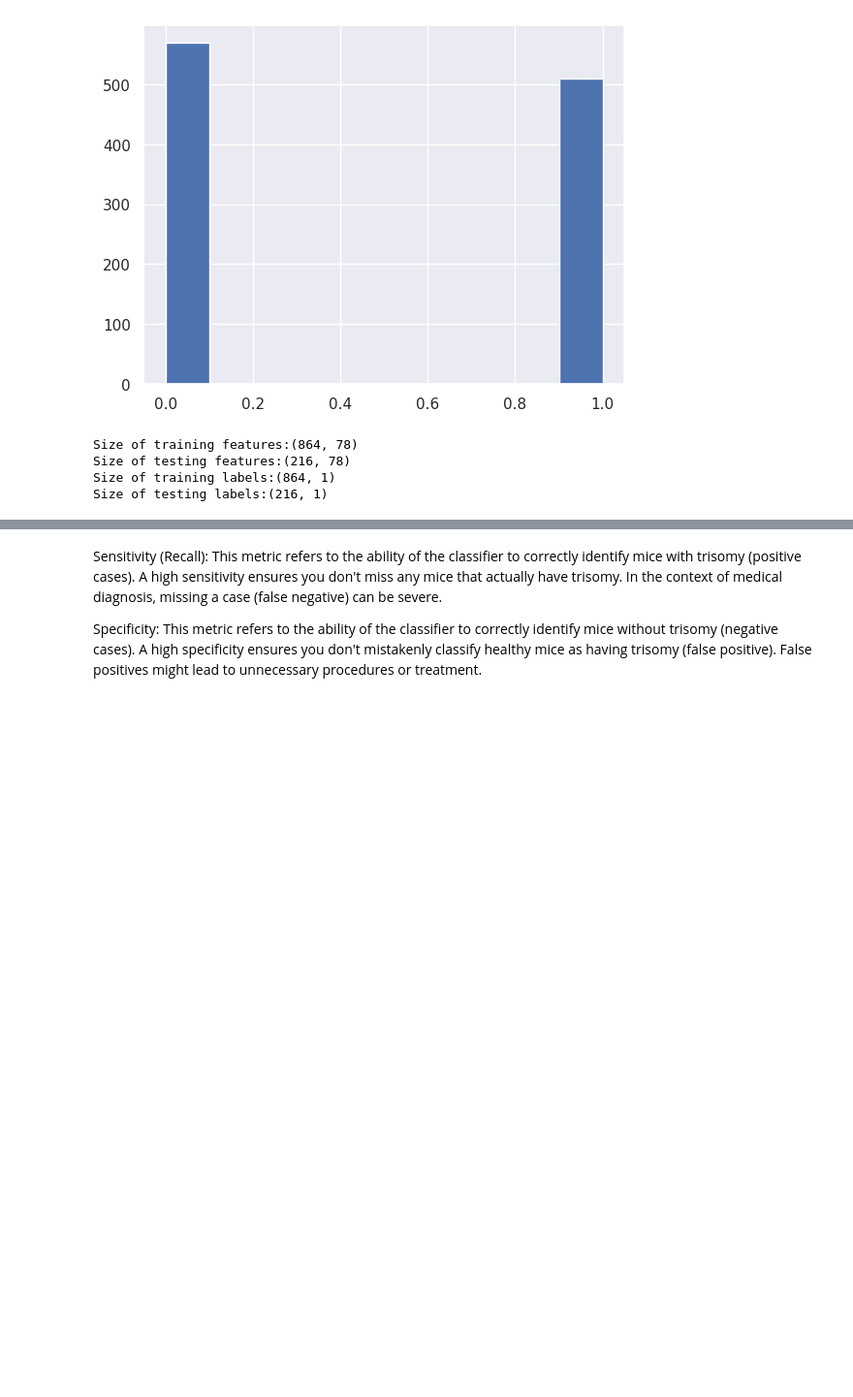
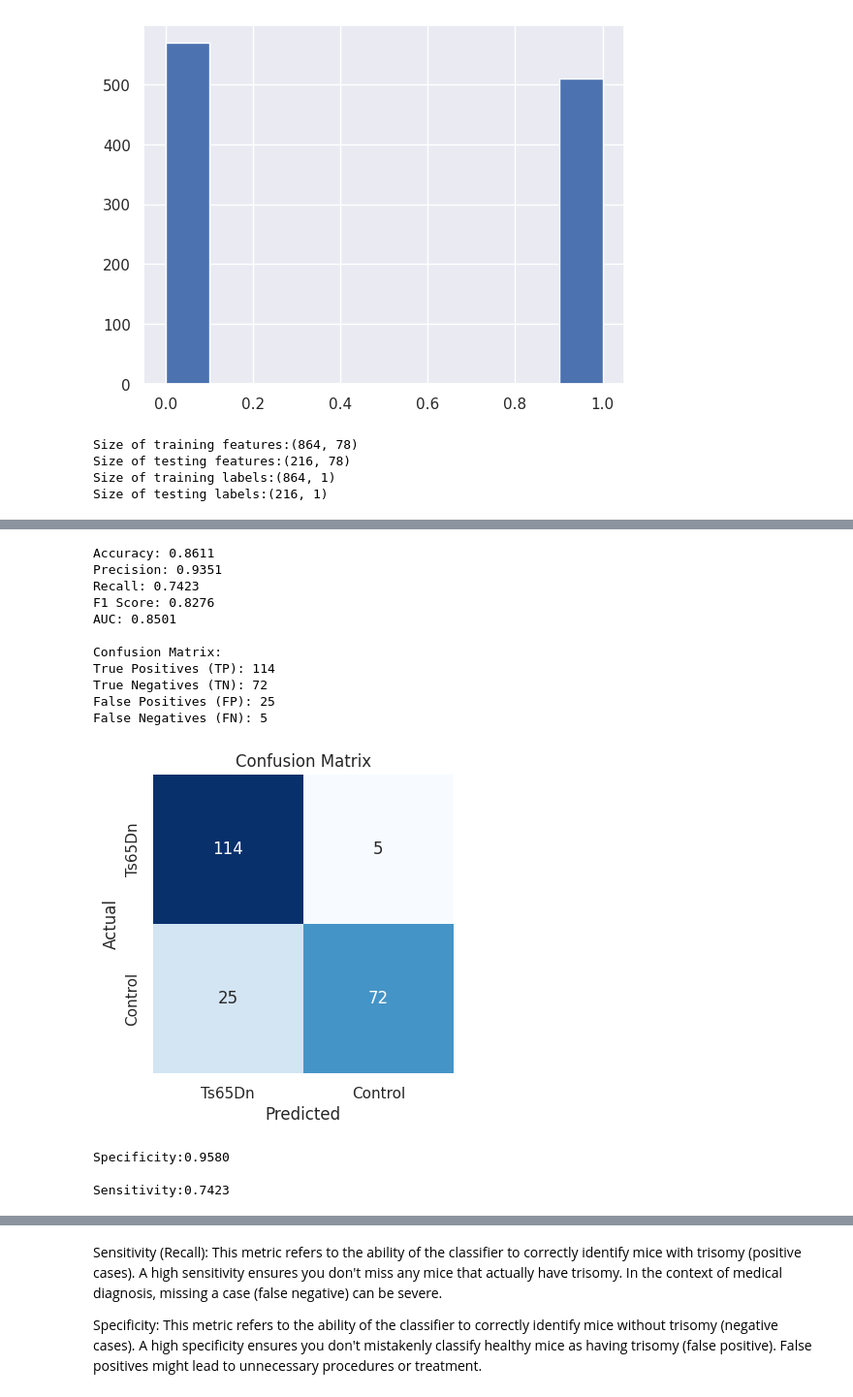
Before and after one commit to amoses-a/mice_protein_expression_ml, a Jupyter notebook: mice_protein_expression_classification_and_hyperparameter_tuning.ipynb, the cells around one changed output, grey strips where cells are left out. Shown at 97% size. Saved outputs shown, nothing was run; the diff lists cells and outputs as text; code cells hidden in the pictures; blank space fills up the shorter version.

Commit message:
Added Conf matrix sensitivity and specificity

```diff
--- a/mice_protein_expression_classification_and_hyperparameter_tuning.ipynb
+++ b/mice_protein_expression_classification_and_hyperparameter_tuning.ipynb
@@ -303,16 +309,63 @@ def train_eval(input_model, input_X_train, input_X_test, input_y_train, input_y_
 
   # Evaluate the model
   accuracy = accuracy_score(y_test, y_pred)
-  precision = precision_score(y_test, y_pred, average='macro')
-  recall = recall_score(y_test, y_pred, average='macro')
-  f1 = f1_score(y_test, y_pred, average='macro')
-  #auc = roc_auc_score(y_test, y_pred, multi_class='ovr')
+  precision = precision_score(y_test, y_pred )
+  recall = recall_score(y_test, y_pred )
+  f1 = f1_score(y_test, y_pred)
+  auc = roc_auc_score(y_test, y_pred)
+
 
   # Print the metrics
   print(f'Accuracy: {accuracy:.4f}')
   print(f'Precision: {precision:.4f}')
   print(f'Recall: {recall:.4f}')
   print(f'F1 Score: {f1:.4f}')
-  #print(f'AUC: {auc:.4f}')
+  print(f'AUC: {auc:.4f}')
+
+  conf_matrix = confusion_matrix(y_test, y_pred)
+  plt.figure(figsize=(4, 4))
+  sns.heatmap(conf_matrix, annot=True, fmt='d', cmap='Blues', cbar=False,
+              xticklabels=['Ts65Dn', 'Control'],
+              yticklabels=['Ts65Dn', 'Control'])
+  plt.xlabel('Predicted')
+  plt.ylabel('Actual')
+  plt.title('Confusion Matrix')
+  print()
+  print('Confusion Matrix:')
+  print('True Positives (TP):', conf_matrix[0,0])
+  print('True Negatives (TN):', conf_matrix[1,1])
+  print('False Positives (FP):', conf_matrix[1,0])
+  print('False Negatives (FN):', conf_matrix[0,1])
+  plt.show()
+
+  specificity = recall_score(y_test, y_pred, pos_label=0)
+  print(f"Specificity:{specificity:.4f}")
+
+  print()
+  sensitivity = recall_score(y_test, y_pred)
+  print(f"Sensitivity:{sensitivity:.4f}")
+# %%
+from sklearn.svm import SVC
+
+#Control trade off between smooth decision boundaries and classfiying training points correctly
+svm_rbf = SVC(kernel='rbf', C=1)
+
+train_eval(svm_rbf, X_train, X_test, y_train, y_test)
+# %% [output]
+Accuracy: 0.8611
+Precision: 0.9351
+Recall: 0.7423
+F1 Score: 0.8276
+AUC: 0.8501
+
+Confusion Matrix:
+True Positives (TP): 114
+True Negatives (TN): 72
+False Positives (FP): 25
+False Negatives (FN): 5
+[figure, added]
+Specificity:0.9580
+
+Sensitivity:0.7423
 # %%
 from sklearn.svm import SVC
```
Also changed, not shown: parts of 5 cells of this notebook.
